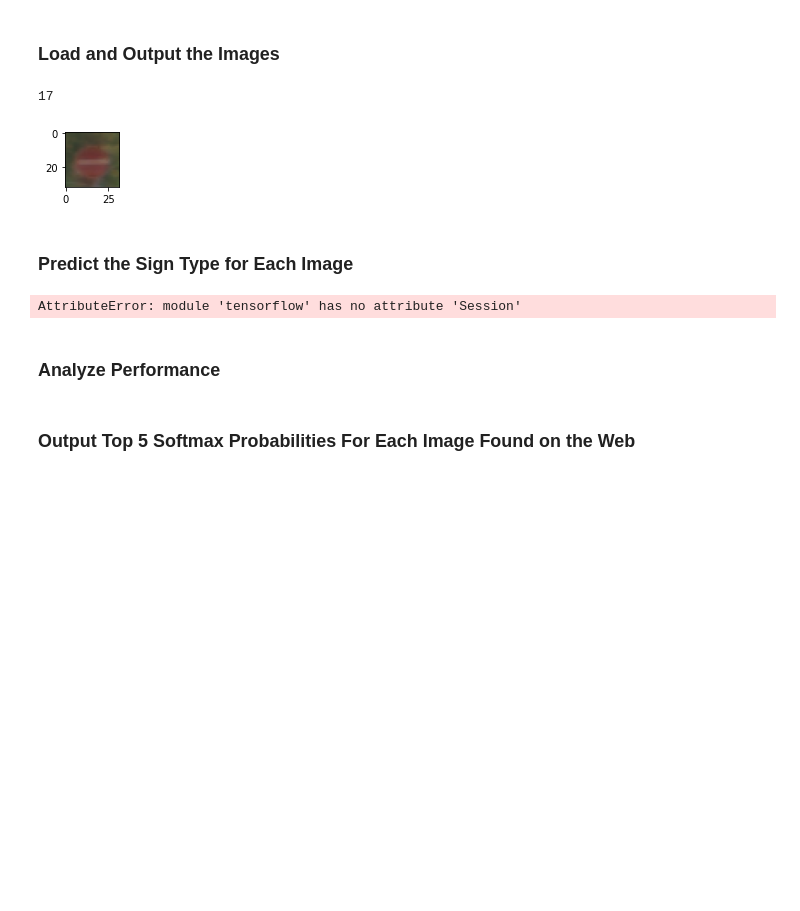
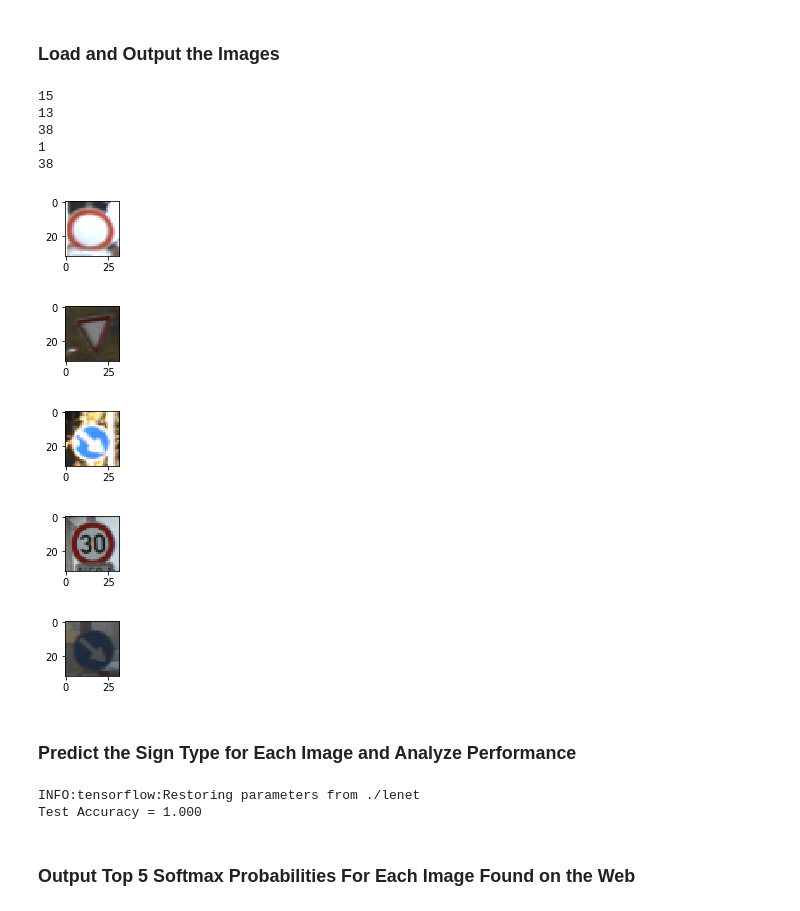
Before and after one commit to Chanho-Ko/CarND-Traffic-Sign-Classifier-Project, a Jupyter notebook: Traffic_Sign_Classifier_CHK.ipynb, the cells around one changed output. Saved outputs shown, nothing was run; the diff lists cells and outputs as text; code cells hidden in the pictures; blank space fills up the shorter version.

```diff
--- a/Traffic_Sign_Classifier_CHK.ipynb
+++ b/Traffic_Sign_Classifier_CHK.ipynb
@@ -307,8 +300,10 @@ with tf.Session() as sess:
             sess.run(training_operation, feed_dict={x: batch_x, y: batch_y})
 
         validation_accuracy = evaluate(X_valid, y_valid)
+        training_accuracy = evaluate(X_train, y_train)
         print("EPOCH {} ...".format(i+1))
         print("Validation Accuracy = {:.3f}".format(validation_accuracy))
+        print("Training Accuracy = {:.3f}".format(training_accuracy))
         print()
 
     saver.save(sess, './lenet')
@@ -344,20 +339,27 @@ You may find `signnames.csv` useful as it contains mappings from the class id (i
 # %%
 ### Load the images and plot them here.
 ### Feel free to use as many code cells as needed.
-import random
-import matplotlib.pyplot as plt
 
 index = random.randint(0, n_test)
 
-image = X_test[index].squeeze()
-plt.figure(figsize=(1,1))
-plt.imshow(image)
-print(y_test[index])
+for i in range(5):
+    print(y_test[index+i])
+    image = X_test[index+i].squeeze()
+    plt.figure(figsize=(1,1))
+    plt.imshow(image)
 # %% [output]
-17
+15
+13
+38
+1
+38
-[figure, old version]
+[figure, new version]
+[figure, added]
+[figure, added]
+[figure, added]
+[figure, added]
 # %% [markdown]
-### Predict the Sign Type for Each Image
+### Predict the Sign Type for Each Image and Analyze Performance
 # %%
 ### Run the predictions here and use the model to output the prediction for each image.
 ### Make sure to pre-process the images with the same pre-processing pipeline used earlier.
@@ -365,9 +367,8 @@ print(y_test[index])
 with tf.Session() as sess:
     saver.restore(sess, tf.train.latest_checkpoint('.'))
 
-    test_accuracy = evaluate(X_test, y_test)
+    test_accuracy = evaluate(X_test[index:index+4], y_test[index:index+4])
     print("Test Accuracy = {:.3f}".format(test_accuracy))
 # %% [output]
-AttributeError: module 'tensorflow' has no attribute 'Session'
+INFO:tensorflow:Restoring parameters from ./lenet
+Test Accuracy = 1.000
-# %% [markdown]
-### Analyze Performance
```
Also changed, not shown: parts of 7 cells of this notebook.
